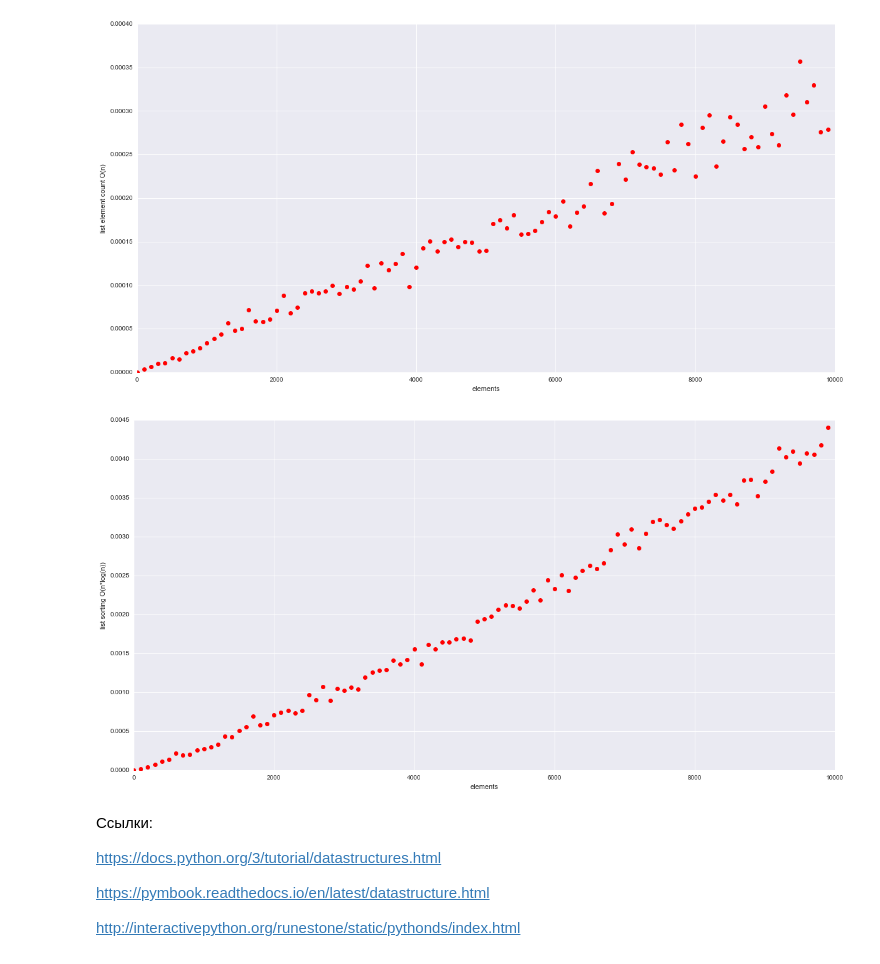
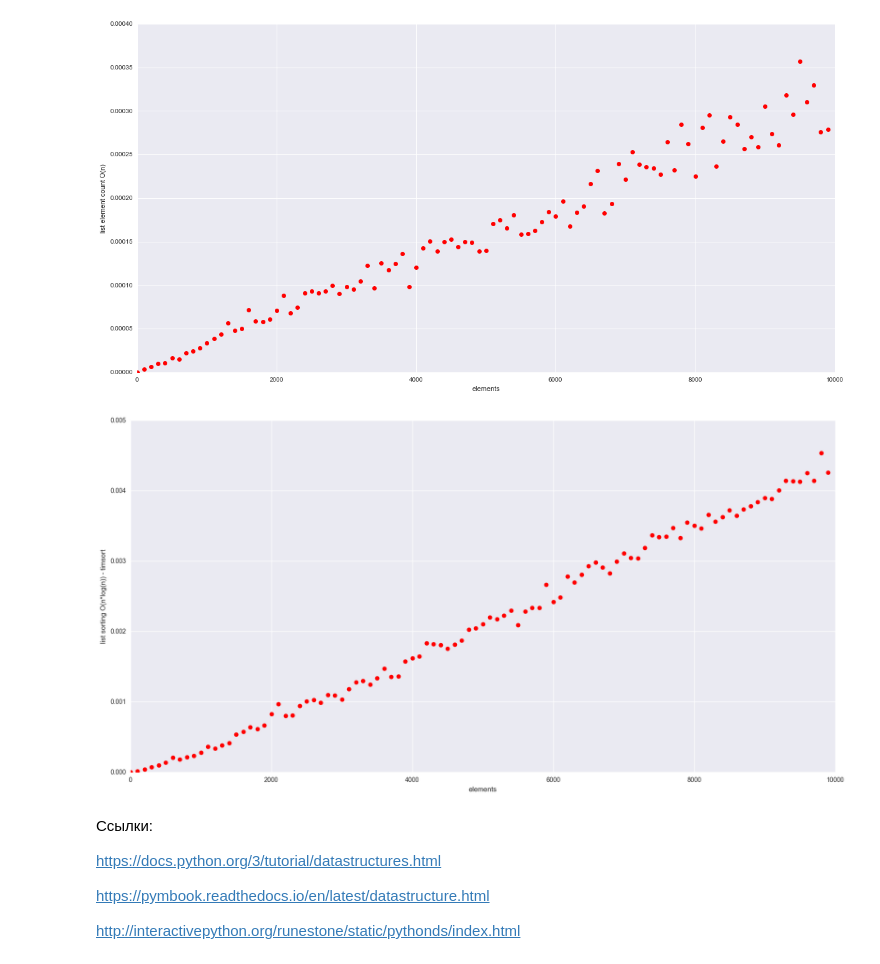
Before and after one commit to park-python/course, a Jupyter notebook: lectures/02_Data_Structures/notebook.ipynb, the cells around one changed output. Drawn from its saved outputs; the diff is of its cells as text; code cells hidden in the pictures.

```diff
--- a/lectures/02_Data_Structures/notebook.ipynb
+++ b/lectures/02_Data_Structures/notebook.ipynb
@@ -358,11 +394,14 @@ sys.getsizeof(empty_dict)
 # %% [output]
 288
 # %%
-example_dict = {"a": 1, "b": True, example_tuple: True}
+example_dict = {"a": 1, "b": True, (1, 2, 3): True}
+
+# Добавляем ключ и соответствующее ему значение в словарь O(1)
 example_dict["c"] = 4
 print(example_dict)
+
+# Поиск значения по ключу O(1)
 print(example_dict["c"])
-print(example_dict["x"])
 # %% [output]
 {'a': 1, 'b': True, 'c': 4, (1, 2, 3): True}
 4
@@ -715,21 +764,21 @@ else:
 # %%
 import random
 
 if plotting:
     elements = range(10000)[::100]
     measurements = []
     example_list = []
     for elem in elements:
         for i in range(len(example_list), elem):
             example_list.append(random.randint(0, elem))
         result = %timeit -n50 -q -o sorted(example_list)
         measurements.append(result.best)
 
-    draw_plot("list sorting O(n*log(n))", elements, measurements)
+    draw_plot("list sorting O(n*log(n)) - timsort", elements, measurements)
 else:
     print("plotting unavailable")
 # %% [output]
-[figure, old version]
+[figure, new version]
 # %% [markdown]
 Ссылки:
 
```
Also changed, not shown: parts of 31 cells of this notebook, 2 other files.
